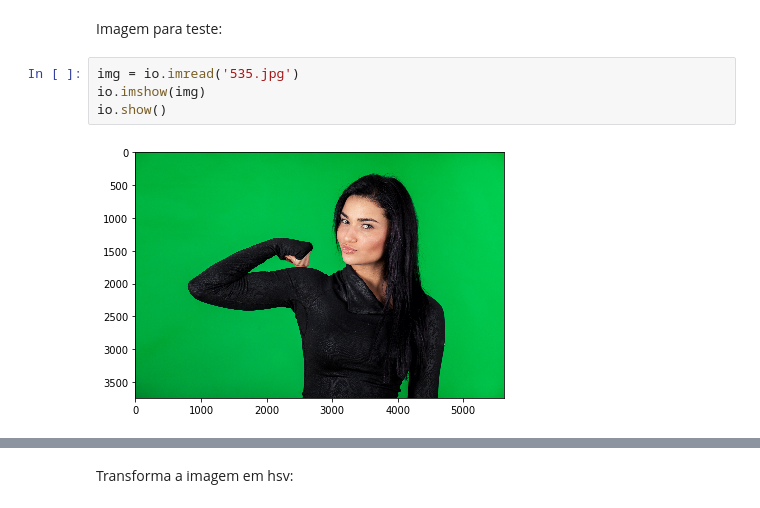
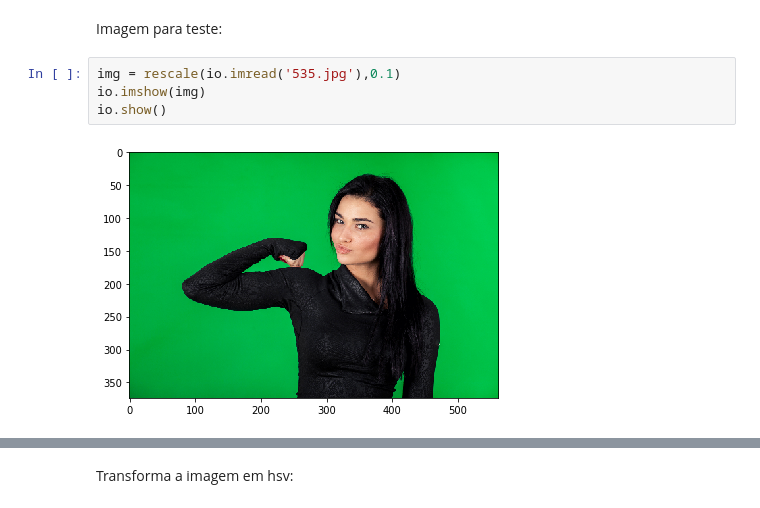
Before and after one commit to janarf/processamento-de-imagens1, a Jupyter notebook: tp1/tp1.ipynb, the cells around one changed output, grey strips where cells are left out. Drawn from its saved outputs; the diff is of its cells as text.

```diff
--- a/tp1/tp1.ipynb
+++ b/tp1/tp1.ipynb
@@ -35,8 +36,8 @@ def hist_h(img):
 # %% [markdown]
 Imagem para teste:
 # %%
-img = io.imread('535.jpg')
+img = rescale(io.imread('535.jpg'),0.1)
 io.imshow(img)
 io.show()
 # %% [output]
-[figure, old version]
+[figure, new version]
```
Also changed, not shown: parts of 14 cells of this notebook.
